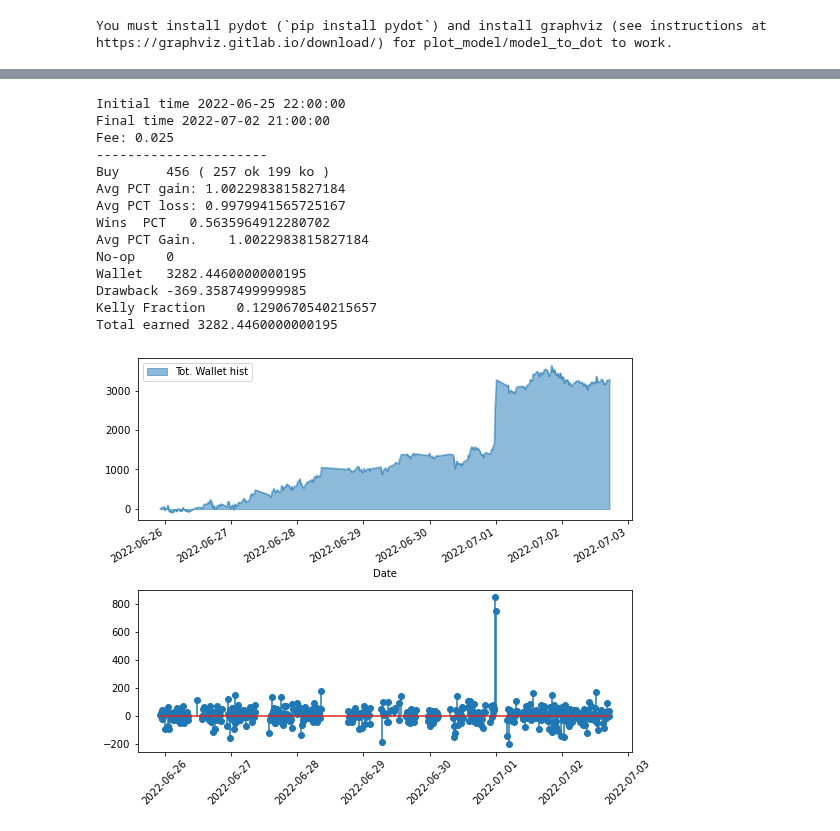
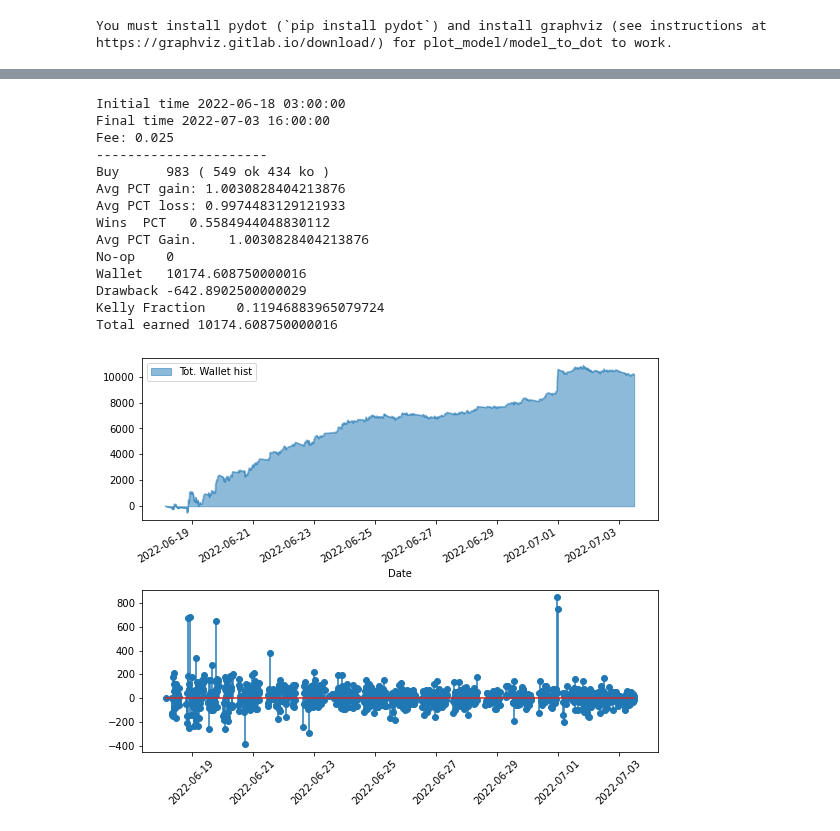
Before and after one commit to gabriele16/sats4u, a Jupyter notebook: colab/LSTM-CNN-BitCoin-Test-Trade.ipynb, the cells around one changed output, grey strips where cells are left out. Cells and saved outputs as stored; diff of their text form; code cells hidden in the pictures.

```diff
--- a/colab/LSTM-CNN-BitCoin-Test-Trade.ipynb
+++ b/colab/LSTM-CNN-BitCoin-Test-Trade.ipynb
@@ -175,23 +184,23 @@ df_preds_shifted_true.iloc[-new_time_steps:].dropna().plot()
 # %%
-wallet_hist_df, wallet, kelly_frac = s2b.backtest_df(df_preds_true.iloc[-new_time_steps:].dropna(), step_back=+ 15,
+wallet_hist_df, wallet, kelly_frac = s2b.backtest_df(df_preds_true.iloc[-new_time_steps*2:].dropna(), step_back=+ 15,
                                                     long_short = "long", fee=0.025, cutoff_long = 10. ,cutoff_short = 10.0)
 s2b.show_backtest_results(wallet,wallet_hist_df)
 # %% [output]
-Initial time 2022-06-25 22:00:00
-Final time 2022-07-02 21:00:00
+Initial time 2022-06-18 03:00:00
+Final time 2022-07-03 16:00:00
 Fee: 0.025
 ----------------------
-Buy      456 ( 257 ok 199 ko )
-Avg PCT gain: 1.0022983815827184
-Avg PCT loss: 0.9979941565725167
-Wins  PCT   0.5635964912280702
-Avg PCT Gain.    1.0022983815827184
+Buy      983 ( 549 ok 434 ko )
+Avg PCT gain: 1.0030828404213876
+Avg PCT loss: 0.9974483129121933
+Wins  PCT   0.5584944048830112
+Avg PCT Gain.    1.0030828404213876
 No-op    0
-Wallet   3282.4460000000195
-Drawback -369.3587499999985
-Kelly Fraction    0.1290670540215657
-Total earned 3282.4460000000195
+Wallet   10174.608750000016
+Drawback -642.8902500000029
+Kelly Fraction    0.11946883965079724
+Total earned 10174.608750000016
-[figure, old version]
+[figure, new version]
 # %%
 def tryexceptwait(func):
   def inner(*args,**kwargs):
```
Also changed, not shown: parts of 18 cells of this notebook.
